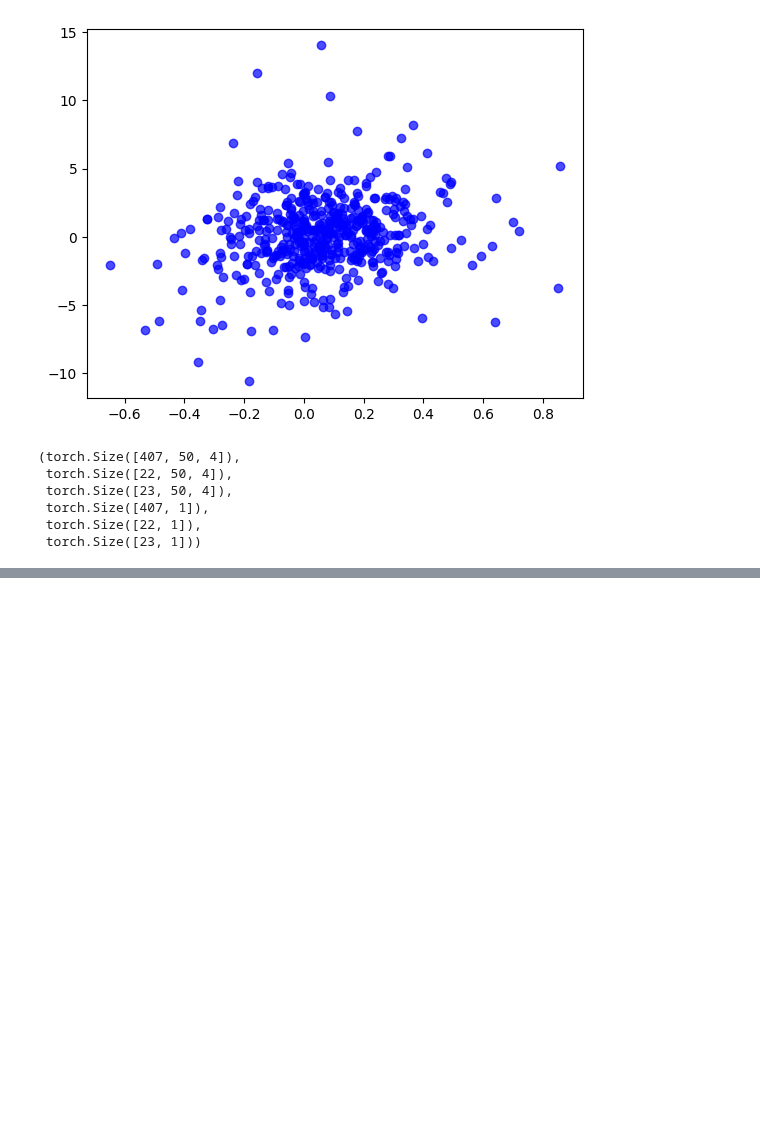
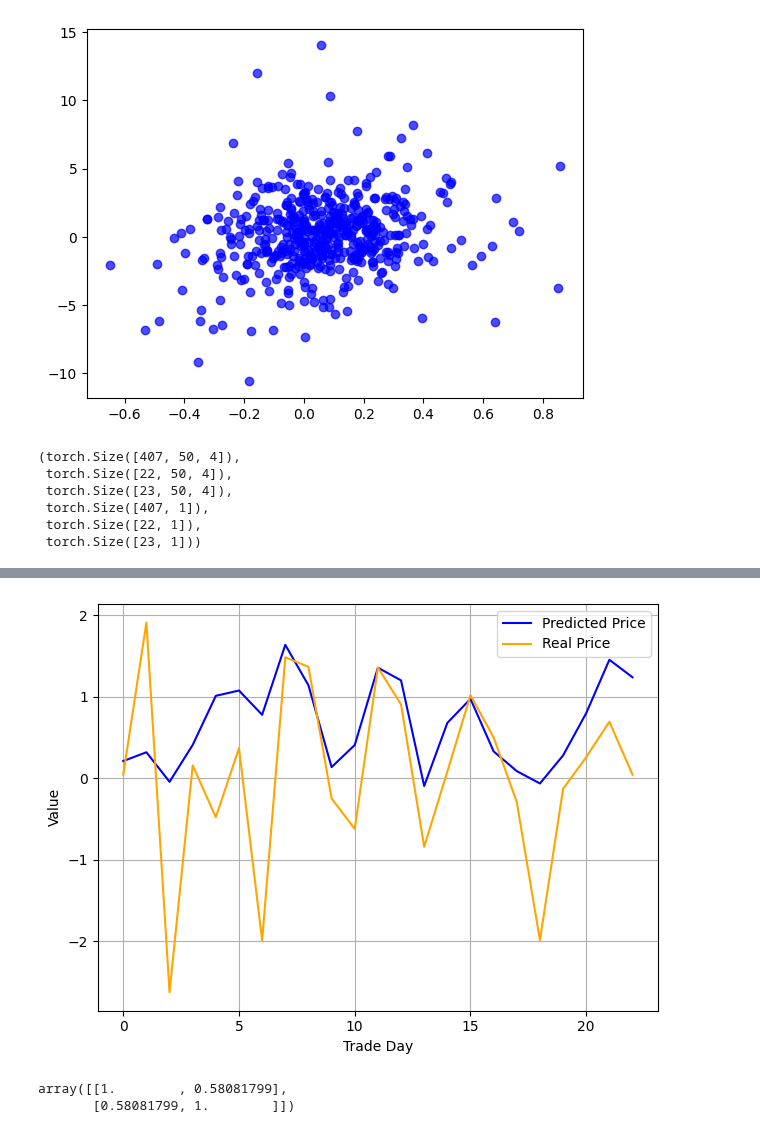
Before and after one commit to AlexWFreeman/Big-Data-Analytics, a Jupyter notebook: model/analysis4.ipynb, the cells around one changed output, grey strips where cells are left out. Saved outputs shown, nothing was run; the diff lists cells and outputs as text; code cells hidden in the pictures; blank space fills up the shorter version.

```diff
--- a/model/analysis4.ipynb
+++ b/model/analysis4.ipynb
@@ -256,3 +266,13 @@ array([[1.        , 0.42452712],
+# %%
+y_ref3 = y_test.squeeze().cpu()
+with torch.no_grad():
+    y_pred3 = model(X_test).squeeze().cpu()
+visualize(y_pred3, y_ref3)
+np.corrcoef(y_pred3, y_ref3)
+# %% [output]
+[figure, added]
+array([[1.        , 0.58081799],
+       [0.58081799, 1.        ]])
 # %%
 aveg_error1 = np.abs(y_pred1 - y_ref1).mean()
 aveg_delta1 = np.abs(y_ref1).mean()
```
Also changed, not shown: parts of 11 cells of this notebook.
